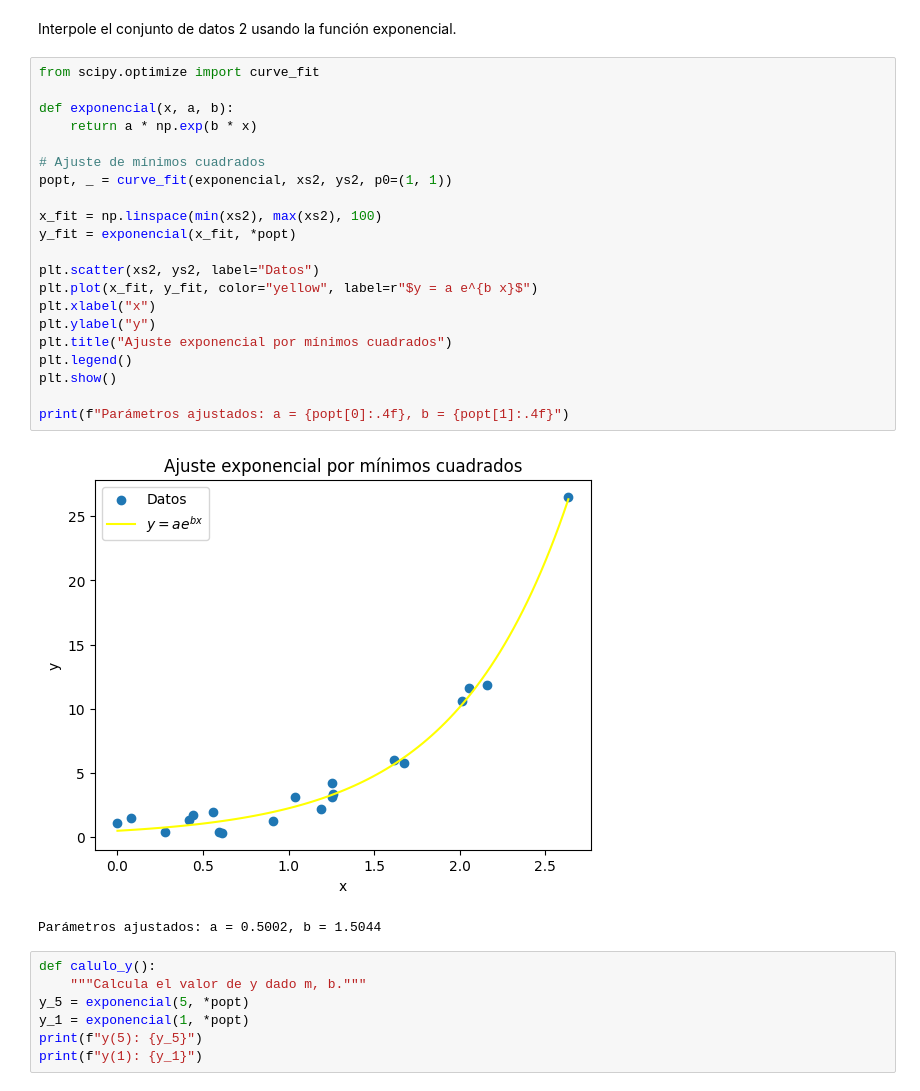
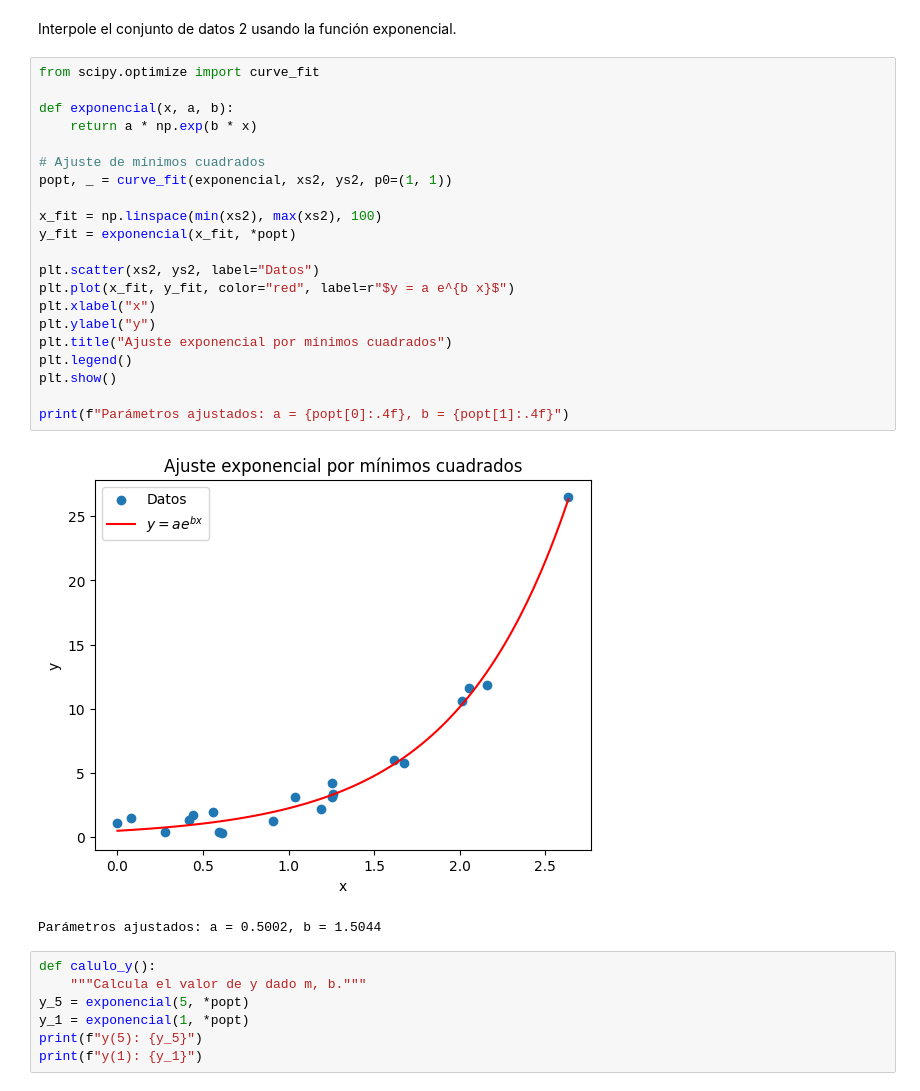
Before and after one commit to Chrissisx/MN-prueba-02_C.Criollo, a Jupyter notebook: min_cuadrados.ipynb, the cells around one changed output. Cells and saved outputs as stored; diff of their text form.

```diff
--- a/min_cuadrados.ipynb
+++ b/min_cuadrados.ipynb
@@ -356,26 +354,26 @@ Interpole el conjunto de datos 2 usando la función exponencial.
 # %%
 from scipy.optimize import curve_fit
 
 def exponencial(x, a, b):
     return a * np.exp(b * x)
 
 # Ajuste de mínimos cuadrados
 popt, _ = curve_fit(exponencial, xs2, ys2, p0=(1, 1))
 
 x_fit = np.linspace(min(xs2), max(xs2), 100)
 y_fit = exponencial(x_fit, *popt)
 
 plt.scatter(xs2, ys2, label="Datos")
-plt.plot(x_fit, y_fit, color="yellow", label=r"$y = a e^{b x}$")
+plt.plot(x_fit, y_fit, color="red", label=r"$y = a e^{b x}$")
 plt.xlabel("x")
 plt.ylabel("y")
 plt.title("Ajuste exponencial por mínimos cuadrados")
 plt.legend()
 plt.show()
 
 print(f"Parámetros ajustados: a = {popt[0]:.4f}, b = {popt[1]:.4f}")
 # %% [output]
-[figure, old version]
+[figure, new version]
 Parámetros ajustados: a = 0.5002, b = 1.5044
 # %%
 def calulo_y():
```
Also changed, not shown: parts of 3 cells of this notebook.
